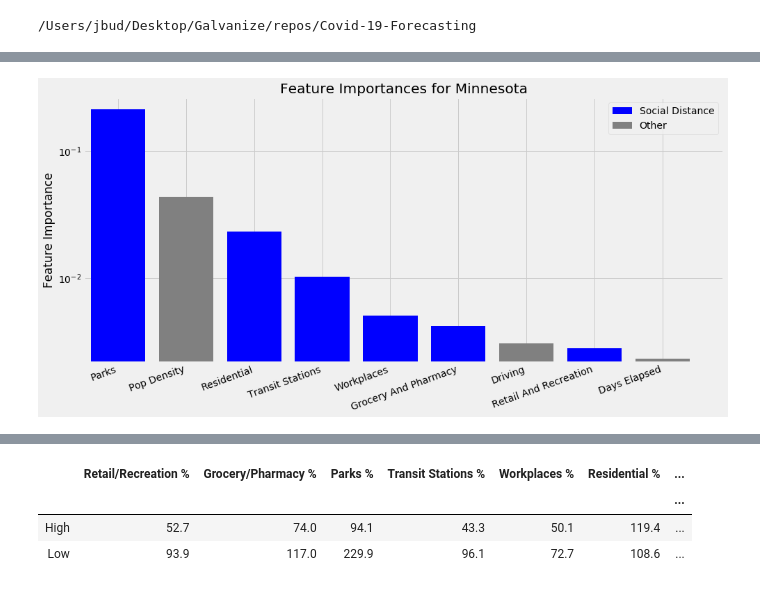
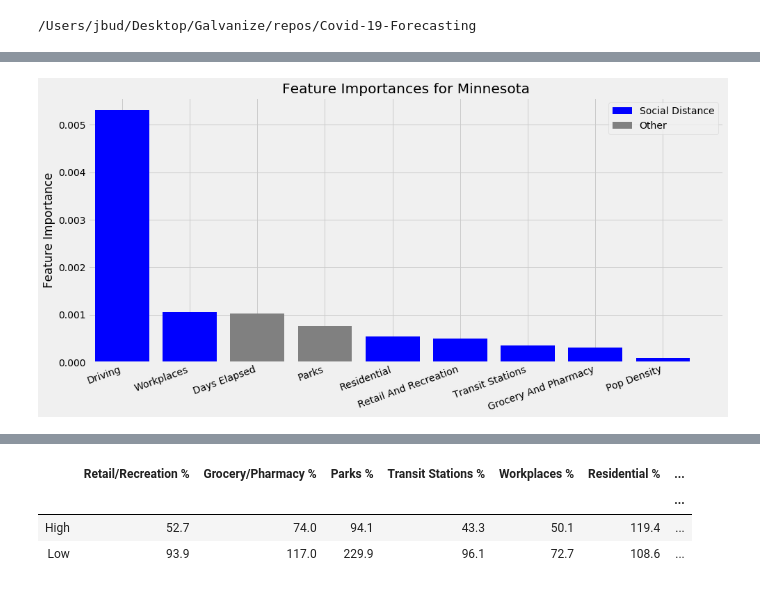
Before and after one commit to Jbudnick/Covid-19-Forecasting, a Jupyter notebook: notebooks/EDA_State_Comparison.ipynb, the cells around one changed output, grey strips where cells are left out. Cells and saved outputs as stored; diff of their text form; code cells hidden in the pictures.

```diff
--- a/notebooks/EDA_State_Comparison.ipynb
+++ b/notebooks/EDA_State_Comparison.ipynb
@@ -171,3 +196,3 @@ rmse: 6.351880535269192
 # %%
-MN_df = normalized_df[normalized_df['state'] == 'Minnesota']
+# MN_df = normalized_df[normalized_df['state'] == 'Minnesota']
 # normalized_df = normalized_df[normalized_df['state'] != 'Minnesota']
@@ -309,24 +305,24 @@ Index(['Days Elapsed', 'Retail And Recreation', 'Grocery And Pharmacy',
 # %%
 fig, ax = plt.subplots(figsize = (14, 7))
 feat_importance = pd.DataFrame(State_Compile.get_feature_importances().T.iloc[:, -9:].values.flatten()).T
 cols = State_Compile.get_feature_importances().T.iloc[:, -9:].columns.values
 feat_importance.columns = [x.replace('_', ' ').replace('(t)', '').title() for x in cols]
-colors = ['grey', 'blue', 'blue', 'blue', 'blue', 'blue', 'blue', 'grey', 'grey']
+colors = ['blue', 'blue', 'grey', 'grey', 'blue', 'blue', 'blue', 'blue', 'blue']
 cols = feat_importance.columns
 colorDict = {col: color for col, color in zip(cols, colors)}
 feat_importance.sort_values(by =0, axis = 1, ascending = False, inplace = True)
 colors = [colorDict[each] for each in feat_importance]
 labels = ['Social Distancing', 'Other']
 ax.bar(feat_importance.columns, feat_importance.values.flatten(), color = colors, label = 'Social Distance')
-plt.yscale('log')
+# plt.yscale('log')
 ax.set_title('Feature Importances for {}'.format(state))
 ax.bar([-1],[0.003], color = 'grey', label = 'Other')
 ax.set_xlim(-0.5)
 ax.set_ylabel('Feature Importance')
 fig.autofmt_xdate(rotation = 20)
 fig.tight_layout()
 ax.legend()
 fig.savefig('images/MN_Feat')
 # %% [output]
-[figure, old version]
+[figure, new version]
 # %%
```
Also changed, not shown: parts of 22 cells of this notebook, 5 other files.
